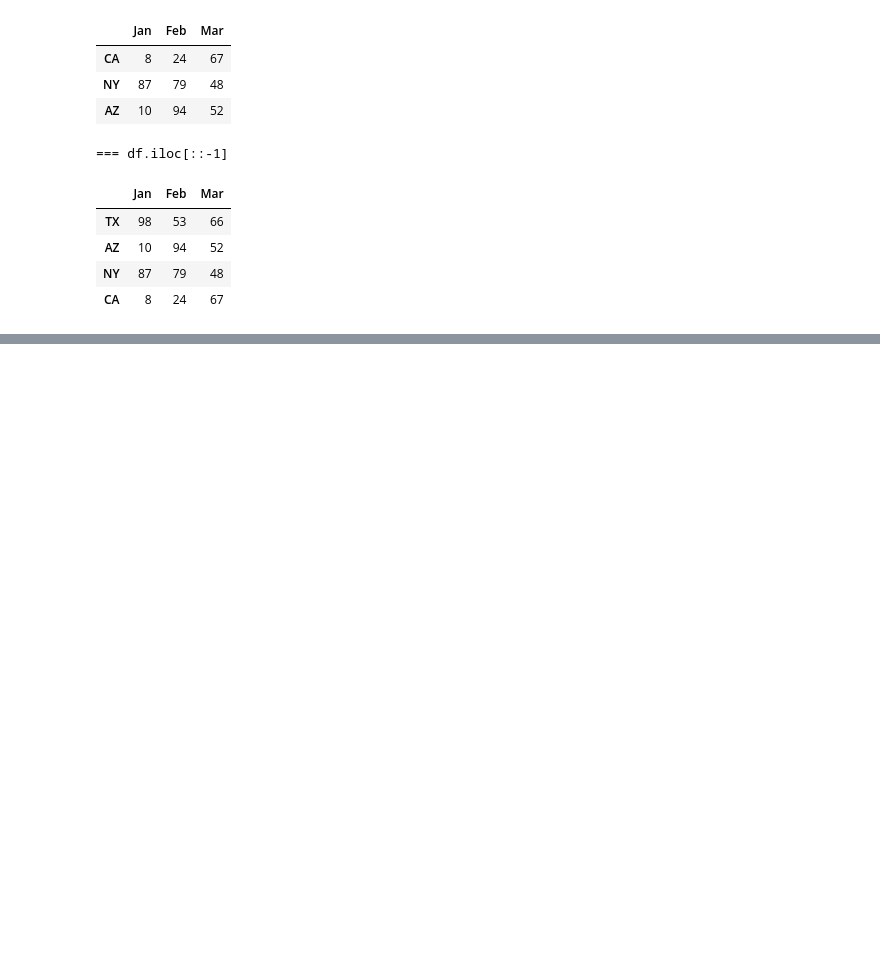
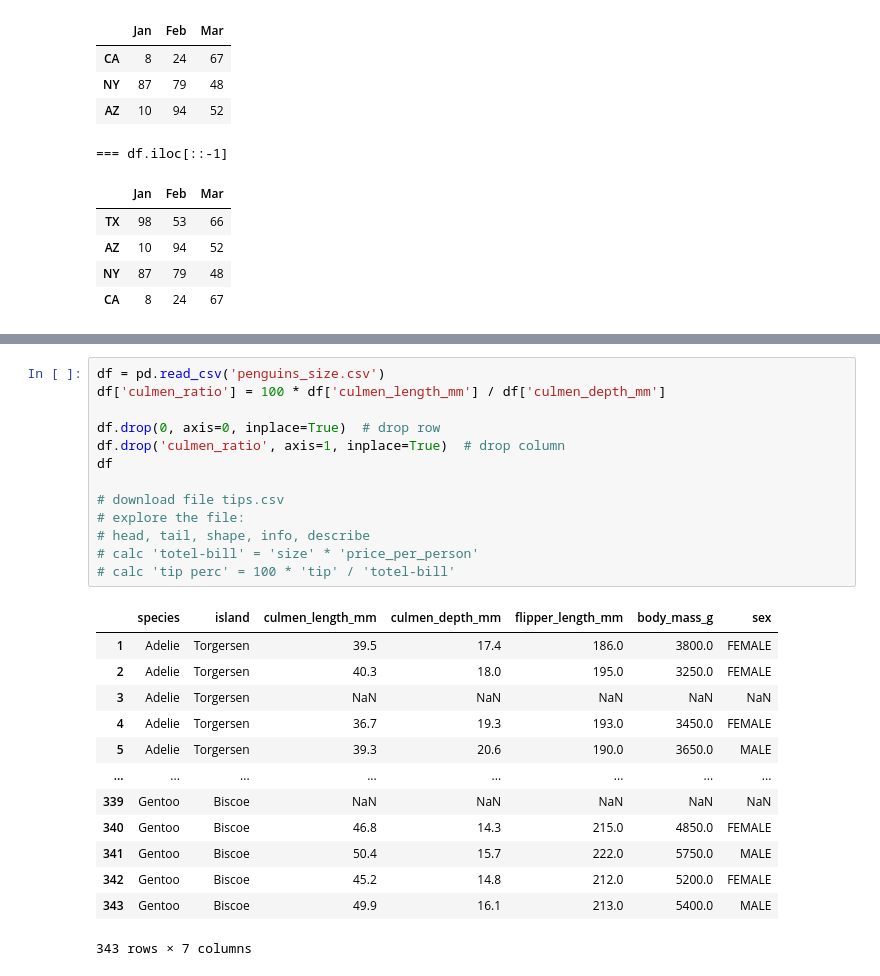
Before and after one commit to pythonai200425/01.09.2025, a Jupyter notebook: pandas_lesson1_ai.ipynb, the cells around one changed output, grey strips where cells are left out. Saved outputs shown, nothing was run; the diff lists cells and outputs as text; blank space fills up the shorter version.

```diff
--- a/pandas_lesson1_ai.ipynb
+++ b/pandas_lesson1_ai.ipynb
@@ -235,0 +420,27 @@ df[['Jan', 'Feb']]  # multi column
+# %%
+df = pd.read_csv('penguins_size.csv')
+df['culmen_ratio'] = 100 * df['culmen_length_mm'] / df['culmen_depth_mm']
+
+df.drop(0, axis=0, inplace=True)  # drop row
+df.drop('culmen_ratio', axis=1, inplace=True)  # drop column
+df
+
+# download file tips.csv
+# explore the file:
+# head, tail, shape, info, describe
+# calc 'totel-bill' = 'size' * 'price_per_person'
+# calc 'tip perc' = 100 * 'tip' / 'totel-bill'
+# %% [output]
+|  | species | island | culmen_length_mm | culmen_depth_mm | flipper_length_mm | body_mass_g | sex |
+| 1 | Adelie | Torgersen | 39.5 | 17.4 | 186.0 | 3800.0 | FEMALE |
+| 2 | Adelie | Torgersen | 40.3 | 18.0 | 195.0 | 3250.0 | FEMALE |
+| 3 | Adelie | Torgersen | NaN | NaN | NaN | NaN | NaN |
+| 4 | Adelie | Torgersen | 36.7 | 19.3 | 193.0 | 3450.0 | FEMALE |
+| 5 | Adelie | Torgersen | 39.3 | 20.6 | 190.0 | 3650.0 | MALE |
+| ... | ... | ... | ... | ... | ... | ... | ... |
+| 339 | Gentoo | Biscoe | NaN | NaN | NaN | NaN | NaN |
+| 340 | Gentoo | Biscoe | 46.8 | 14.3 | 215.0 | 4850.0 | FEMALE |
+| 341 | Gentoo | Biscoe | 50.4 | 15.7 | 222.0 | 5750.0 | MALE |
+| 342 | Gentoo | Biscoe | 45.2 | 14.8 | 212.0 | 5200.0 | FEMALE |
+| 343 | Gentoo | Biscoe | 49.9 | 16.1 | 213.0 | 5400.0 | MALE |
+343 rows × 7 columns
```
Also changed, not shown: parts of 10 cells of this notebook, 1 other file.
